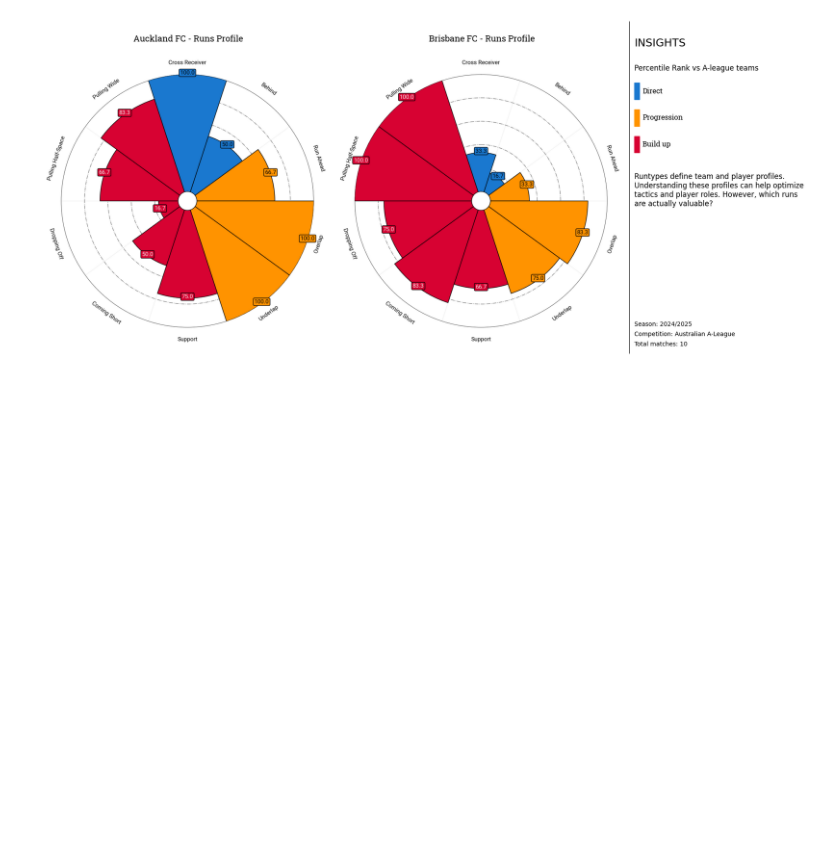
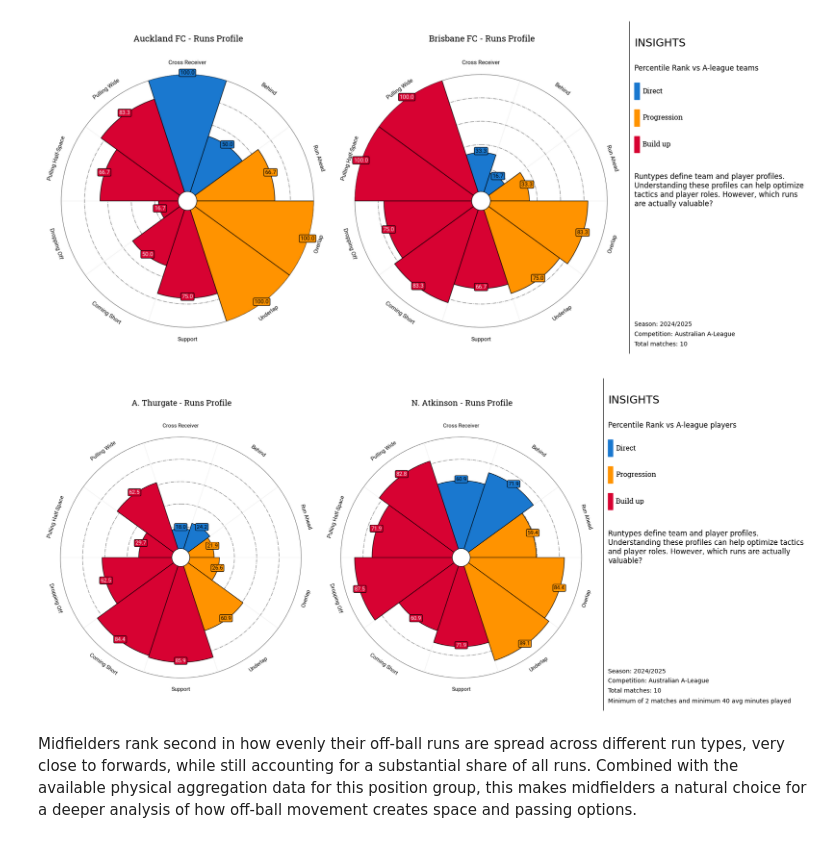
Before and after one commit to GabrielGausachs/analytics_cup_research, a Jupyter notebook: submission.ipynb, the cells around one changed output. Saved outputs shown, nothing was run; the diff lists cells and outputs as text; code cells hidden in the pictures; blank space fills up the shorter version.

```diff
--- a/submission.ipynb
+++ b/submission.ipynb
@@ -30,3 +30,8 @@ a_obr_per_subtype_per_team(all_tracking, dynamic_events_all, teams_shortnames=["
 [figure]
 # %%
 # analysis of off ball runs per subtype per player per 90 minutes
+a_obr_per_subtype_per_player(all_metadata, dynamic_events_all, players_names = ["A. Thurgate", "N. Atkinson"], min_matches=2, min_avg_minutes_played=40)
+# %% [output]
+[figure, added]
+# %% [markdown]
+Midfielders rank second in how evenly their off‑ball runs are spread across different run types, very close to forwards, while still accounting for a substantial share of all runs. Combined with the available physical aggregation data for this position group, this makes midfielders a natural choice for a deeper analysis of how off‑ball movement creates space and passing options.
```
Also changed, not shown: parts of 1 cell of this notebook, 5 other files.
